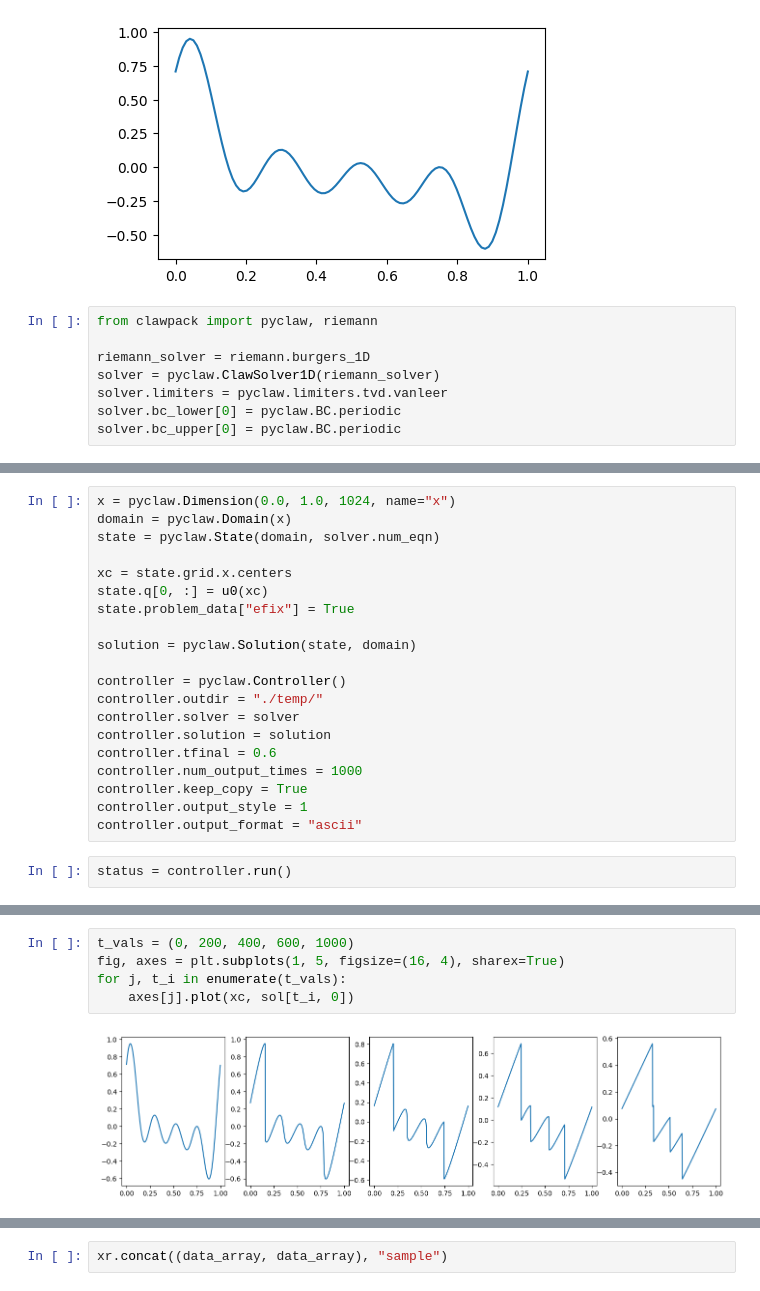
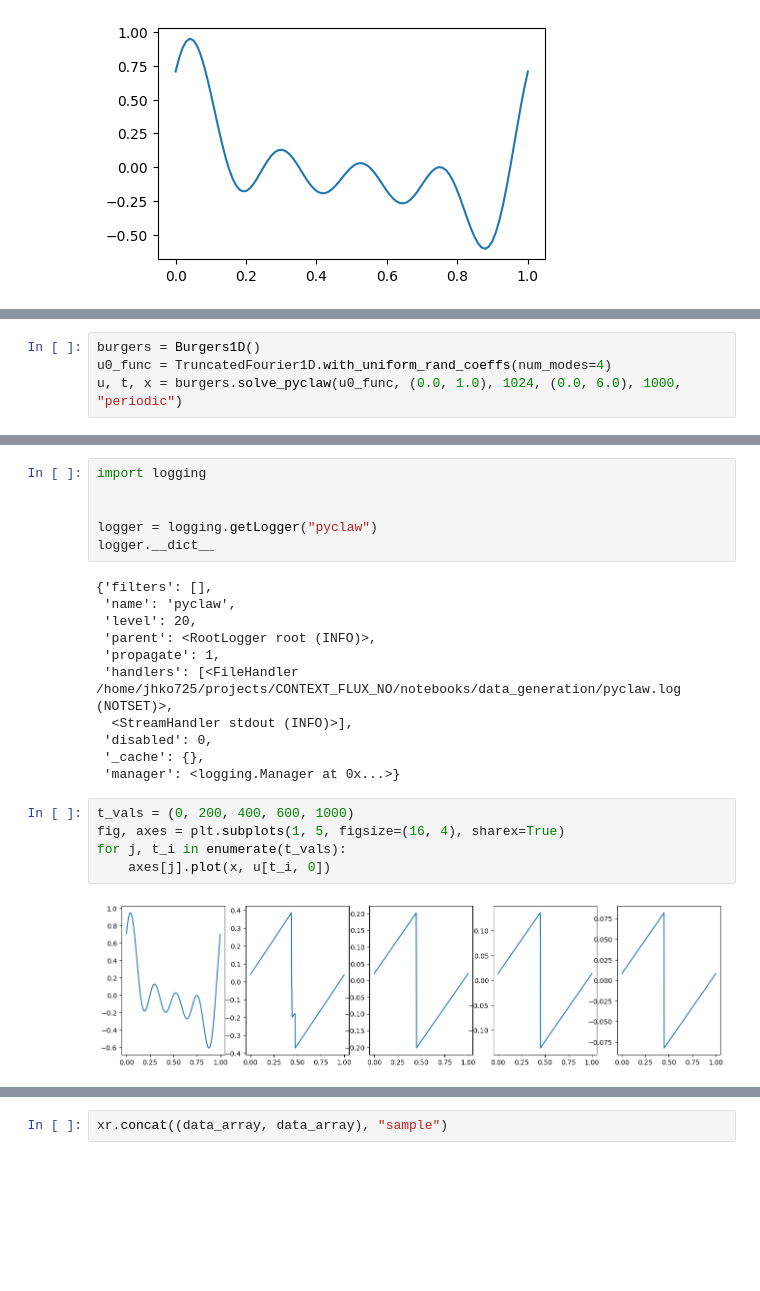
Before and after one commit to xx257xx/CONTEXT_FLUX_NO, a Jupyter notebook: notebooks/data_generation/burgers_1D.ipynb, the cells around one changed output, grey strips where cells are left out. Drawn from its saved outputs; the diff is of its cells as text; blank space fills up the shorter version.

Commit message:
Wrote code to abstract data generation using pyclaw

```diff
--- a/notebooks/data_generation/burgers_1D.ipynb
+++ b/notebooks/data_generation/burgers_1D.ipynb
@@ -60,11 +68,3 @@ ax.plot(x, u0(x))
 # %% [output]
 [<matplotlib.lines.Line2D at 0x...>]
 [figure]
-# %%
-from clawpack import pyclaw, riemann
-
-riemann_solver = riemann.burgers_1D
-solver = pyclaw.ClawSolver1D(riemann_solver)
-solver.limiters = pyclaw.limiters.tvd.vanleer
-solver.bc_lower[0] = pyclaw.BC.periodic
-solver.bc_upper[0] = pyclaw.BC.periodic
@@ -84,22 +70,0 @@ class PDEProblem1D:
-# %%
-x = pyclaw.Dimension(0.0, 1.0, 1024, name="x")
-domain = pyclaw.Domain(x)
-state = pyclaw.State(domain, solver.num_eqn)
-
-xc = state.grid.x.centers
-state.q[0, :] = u0(xc)
-state.problem_data["efix"] = True
-
-solution = pyclaw.Solution(state, domain)
-
-controller = pyclaw.Controller()
-controller.outdir = "./temp/"
-controller.solver = solver
-controller.solution = solution
-controller.tfinal = 0.6
-controller.num_output_times = 1000
-controller.keep_copy = True
-controller.output_style = 1
-controller.output_format = "ascii"
-# %%
-status = controller.run()
@@ -138,0 +204,4 @@ sol.shape
+# %%
+burgers = Burgers1D()
+u0_func = TruncatedFourier1D.with_uniform_rand_coeffs(num_modes=4)
+u, t, x = burgers.solve_pyclaw(u0_func, (0.0, 1.0), 1024, (0.0, 6.0), 1000, "periodic")
@@ -139,10 +226,27 @@ sol.shape
+# %%
+import logging
+
+
+logger = logging.getLogger("pyclaw")
+logger.__dict__
+# %% [output]
+{'filters': [],
+ 'name': 'pyclaw',
+ 'level': 20,
+ 'parent': <RootLogger root (INFO)>,
+ 'propagate': 1,
+ 'handlers': [<FileHandler /home/jhko725/projects/CONTEXT_FLUX_NO/notebooks/data_generation/pyclaw.log (NOTSET)>,
+  <StreamHandler stdout (INFO)>],
+ 'disabled': 0,
+ '_cache': {},
+ 'manager': <logging.Manager at 0x...>}
 # %%
 t_vals = (0, 200, 400, 600, 1000)
 fig, axes = plt.subplots(1, 5, figsize=(16, 4), sharex=True)
 for j, t_i in enumerate(t_vals):
-    axes[j].plot(xc, sol[t_i, 0])
+    axes[j].plot(x, u[t_i, 0])
 # %% [output]
-[figure, old version]
+[figure, new version]
 # %%
 import xarray as xr
 
```
Also changed, not shown: parts of 14 cells of this notebook, 1 other file.
